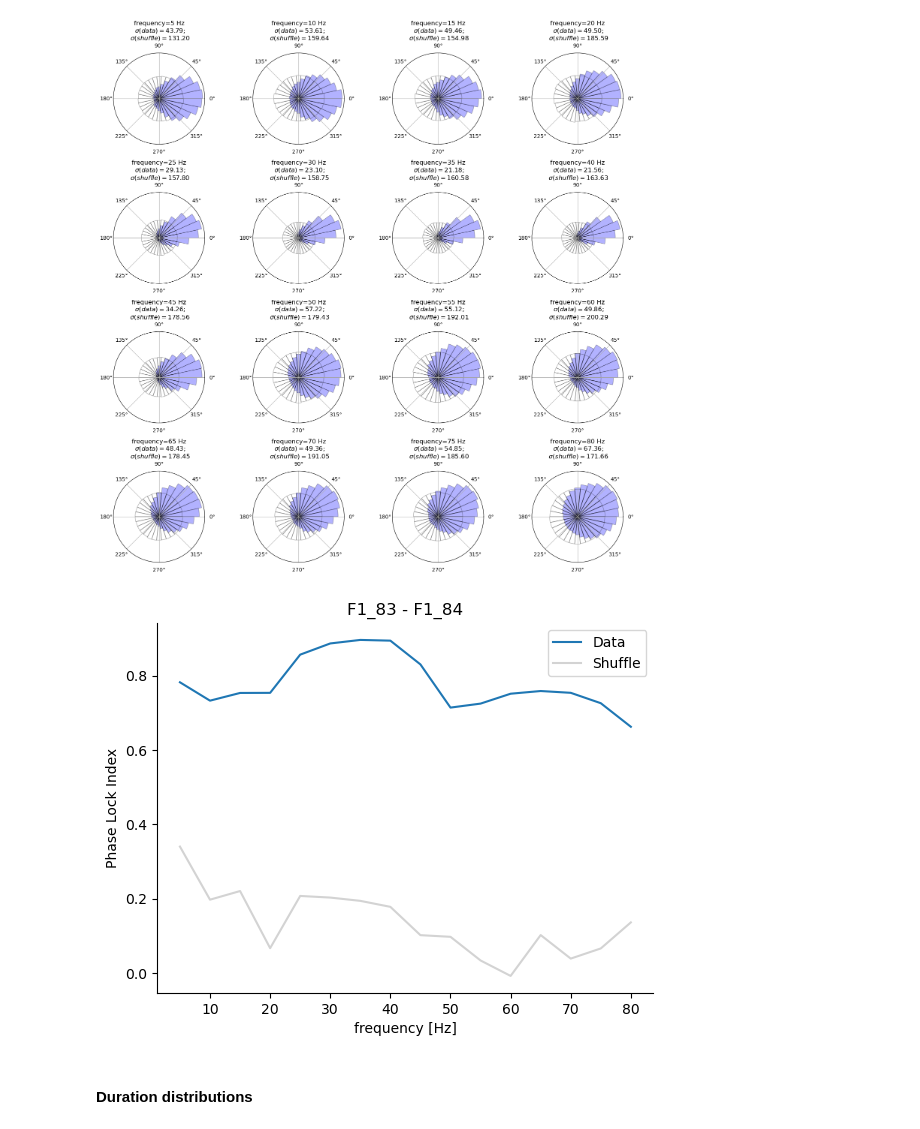
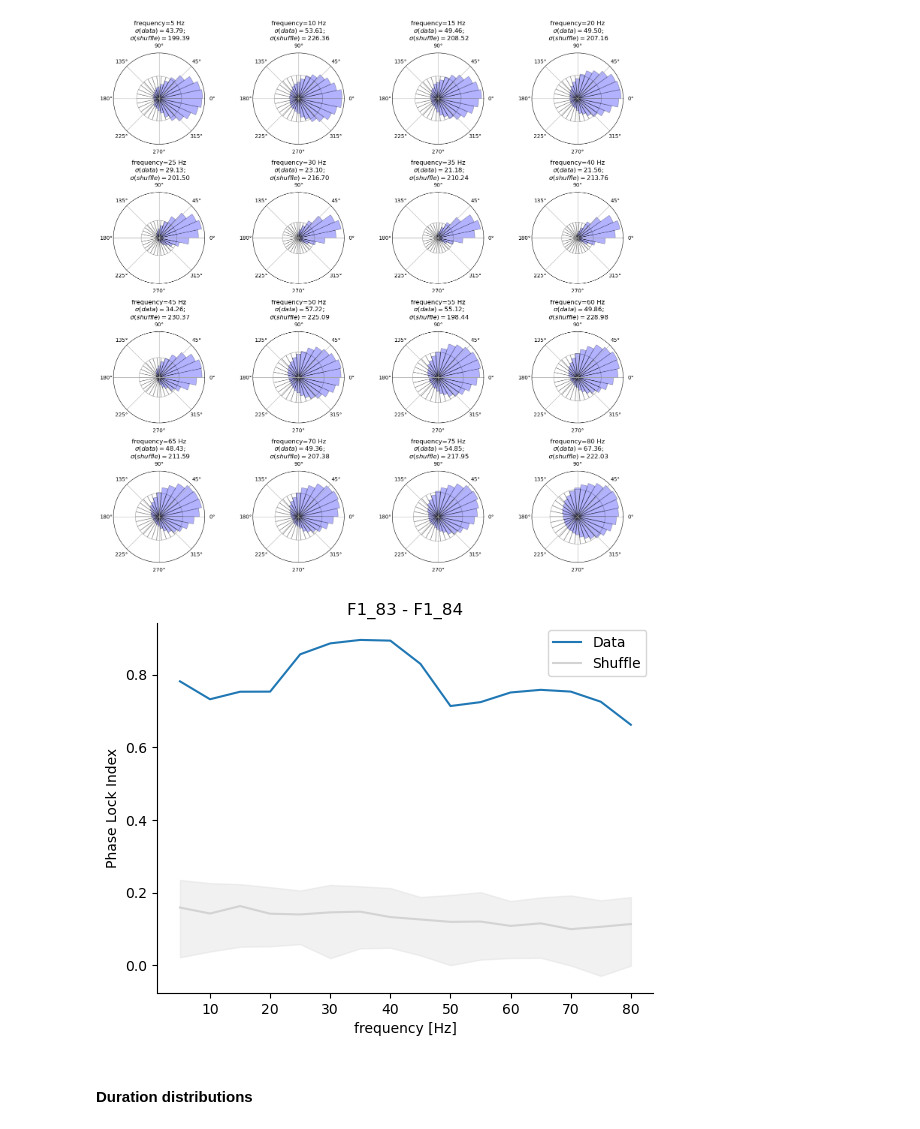
Before and after one commit to ViniciusLima94/phase_coupling_analysis, a Jupyter notebook: notebooks/Phase Analysis - General Approach-F1(83).ipynb, the cells around one changed output. Drawn from its saved outputs; the diff is of its cells as text; code cells hidden in the pictures.

```diff
--- a/notebooks/Phase Analysis - General Approach-F1(83).ipynb
+++ b/notebooks/Phase Analysis - General Approach-F1(83).ipynb
@@ -442,7 +442,7 @@ filtered_phi_series = xr.DataArray(
 )
 # %%
 filtered_phi_series_shuffle = xr.DataArray(
-    np.where(~pec_shuffle, np.nan, phi_series_surr),
+    np.where(~pec, np.nan, phi_series_surr),
     dims=phi_series_surr.dims,
     coords=phi_series_surr.coords,
 )
@@ -506,25 +506,40 @@ std = [
 std = xr.DataArray(std, dims="freqs", coords=(freqs,))
 # %%
 std_shuffle = [
-    scipy.stats.circstd(filtered_phi_series_shuffle.isel(freqs=i), nan_policy="omit")
+    scipy.stats.circstd(
+        filtered_phi_series_shuffle.isel(freqs=i), axis=(1, 2, 3), nan_policy="omit"
+    )
     for i in tqdm(range(len(freqs)))
 ]
 
-std_shuffle = xr.DataArray(std_shuffle, dims="freqs", coords=(freqs,))
+std_shuffle = xr.DataArray(
+    std_shuffle,
+    dims=("freqs", "boot"),
+    coords=(
+        freqs,
+        range(100),
+        ),
+).T
+# %%
+phi = (1 - std / phi_max)
+phi_shuffle = (1 - std_shuffle / phi_max_shuffle)
 # %%
 ax = plt.subplot(111)
-(1 - std / phi_max).plot(x="freqs")
-(1 - std_shuffle / phi_max_shuffle).plot(x="freqs", c="lightgray")
+phi.plot(x="freqs")
+phi_shuffle.median("boot").plot(color="lightgray")
+plt.fill_between(
+    freqs, phi_shuffle.quantile(0.05, "boot"), phi_shuffle.quantile(0.95, "boot"),  color="lightgray", alpha=.3
+)
 plt.legend(["Data", "Shuffle"])
 plt.ylabel("Phase Lock Index")
 plt.xlabel("frequency [Hz]")
 plt.title(f"{roi_a} - {roi_b}")
 [ax.spines[key].set_visible(False) for key in ["top", "right"]]
 plt.savefig(
     f"figures/example_channel_pairs/phase_lock_index_all_freqs_{roi_a}_{roi_b}.png"
 )
 # %% [output]
-[figure, old version]
+[figure, new version]
 # %% [markdown]
 #### Duration distributions
 # %%
```
